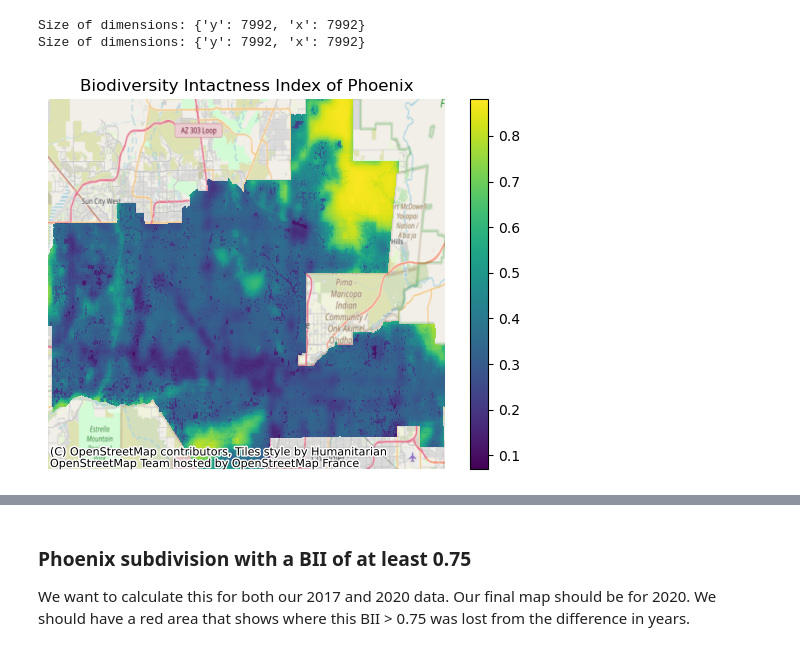
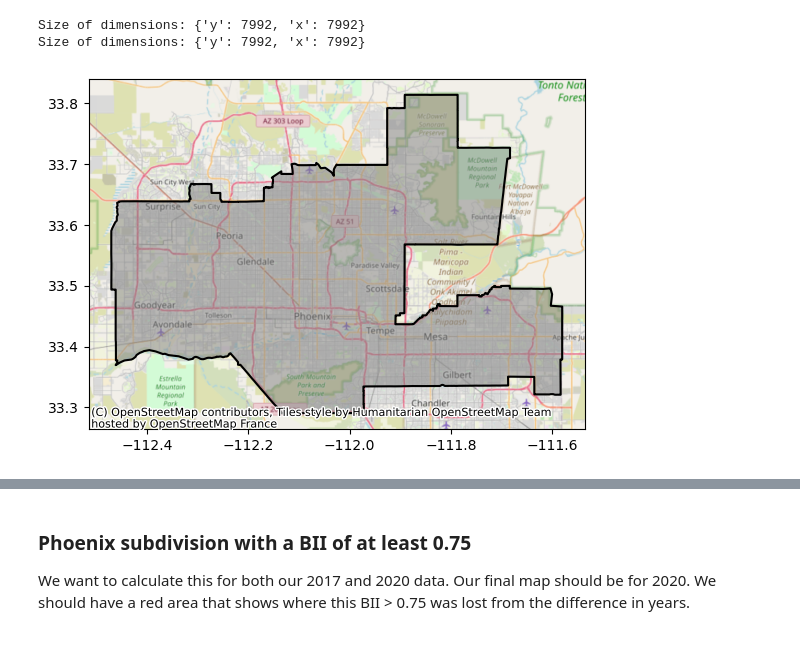
Before and after one commit to tommats00/phoenix-biodiversity-index, a Jupyter notebook: phoenix-biodiversity.ipynb, the cells around one changed output, grey strips where cells are left out. Saved outputs shown, nothing was run; the diff lists cells and outputs as text; code cells hidden in the pictures.

```diff
--- a/phoenix-biodiversity.ipynb
+++ b/phoenix-biodiversity.ipynb
@@ -166,21 +169,29 @@ assert phoenix_match.crs == biodiversity_2017.rio.crs
 # %%
 biodiversity_2017_1 = biodiversity_2017.rio.clip_box(*phoenix_match.total_bounds)
 biodiversity_2017_2 = biodiversity_2017_1.rio.clip(phoenix_match.geometry)
 
 
 # Plotting
 fig, ax = plt.subplots()
 
 # Plot the clipped raster
-biodiversity_2017_2.plot(ax=ax,
-                        )
-ax.set_title("Biodiversity Intactness Index of Phoenix")
-ax.axis('off')
+# biodiversity_2017_2.plot(ax=ax,
+#                         cbar_kwargs = {'location':'bottom', # for intuitive biodiversity sense
+#                                         'label': 'BII for 2020'})
+# ax.set_title("Biodiversity Intactness Index of Phoenix")
+# ax.axis('off')
+
+phoenix_match.boundary.plot(ax = ax,
+                            color = "black")
+
+phoenix_match.plot(ax = ax,
+                   alpha = 0.5,
+                   color = "grey")
 
 # Contextily basemap
-ctx.add_basemap(ax, crs= phoenix_match.crs)
+ctx.add_basemap(ax, crs= biodiversity_2017_2.rio.crs)
 
 
 plt.show()
 # %% [output]
-[figure, old version]
+[figure, new version]
```
Also changed, not shown: parts of 9 cells of this notebook.
